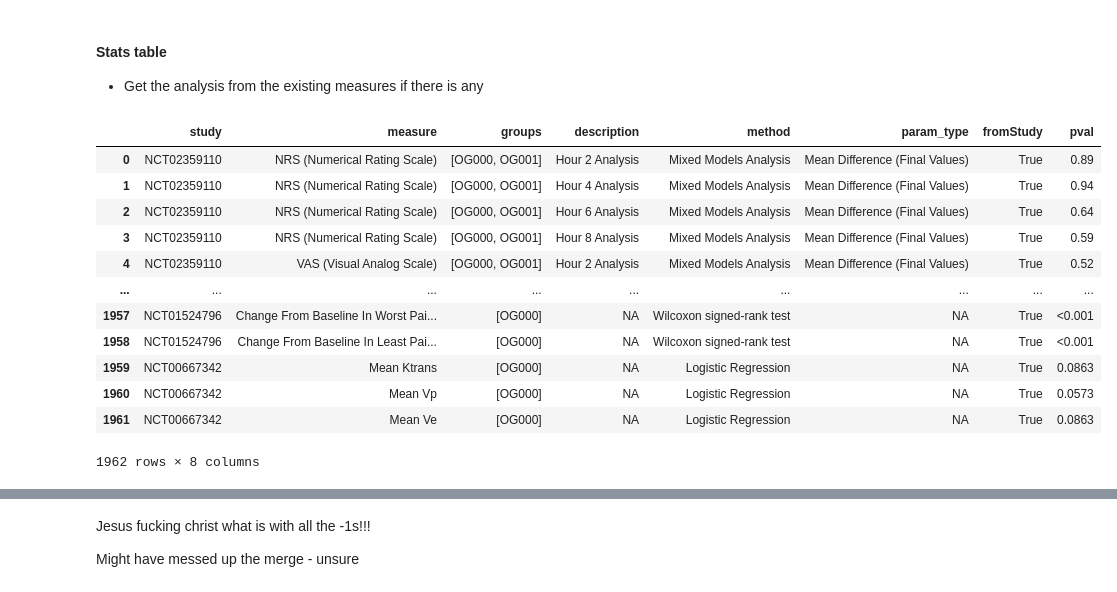
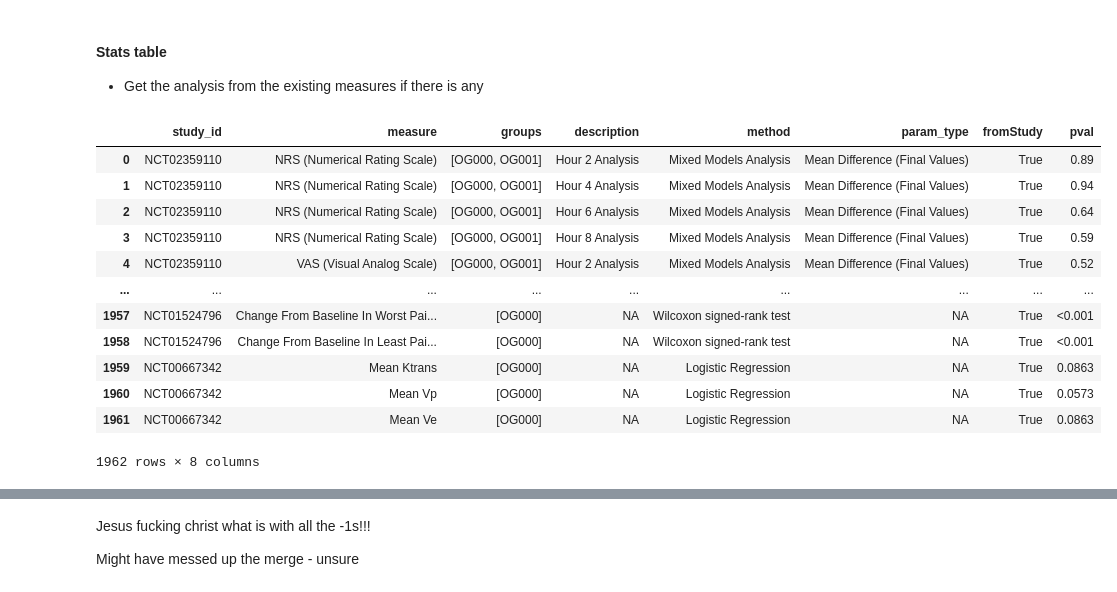
Before and after one commit to porterehunley/drugprocessing, a Jupyter notebook: ClincalTrialsPlayground.ipynb, the cells around one changed output, grey strips where cells are left out. Drawn from its saved outputs; the diff is of its cells as text; code cells hidden in the pictures.

```diff
--- a/ClincalTrialsPlayground.ipynb
+++ b/ClincalTrialsPlayground.ipynb
@@ -580,36 +587,36 @@ the study
 # %%
 def create_analytics_table(studies):
     outcome_modules = get_outcome_modules(studies)
     df = {
-        'study': [],
+        'study_id': [],
         'measure': [],
         'groups': [],
         'description': [], # may or may not be the outcome title
         'method': [],
         'param_type': [],
         'fromStudy': [],
         'pval': []
     }
 
     for i, module in enumerate(outcome_modules):
         study_id = studies[i]['Study']['ProtocolSection']['IdentificationModule']['NCTId']
         for measure in module['OutcomeMeasureList']['OutcomeMeasure']:
             measure_title = measure.get('OutcomeMeasureTitle', 'NA')
             for stat in measure.get('OutcomeAnalysisList', {'OutcomeAnalysis': []})['OutcomeAnalysis']:
-                df['study'].append(study_id)
+                df['study_id'].append(study_id)
                 df['measure'].append(measure_title)
                 df['groups'].append(stat.get('OutcomeAnalysisGroupIdList', {'OutcomeAnalysisGroupId': []})['OutcomeAnalysisGroupId'])
                 df['description'].append(stat.get('OutcomeAnalysisGroupDescription', 'NA'))
                 df['method'].append(stat.get('OutcomeAnalysisStatisticalMethod', 'NA'))
                 df['param_type'].append(stat.get('OutcomeAnalysisParamType', 'NA'))
                 df['fromStudy'].append(True)
                 df['pval'].append(stat.get('OutcomeAnalysisPValue', 'NA'))
     return df
 
 analytics = pd.DataFrame.from_dict(create_analytics_table(studies))
 analytics
 # %% [output]
-|  | study | measure | groups | description | method | param_type | fromStudy | pval |
+|  | study_id | measure | groups | description | method | param_type | fromStudy | pval |
 | 0 | NCT02359110 | NRS (Numerical Rating Scale) | [OG000, OG001] | Hour 2 Analysis | Mixed Models Analysis | Mean Difference (Final Values) | True | 0.89 |
 | 1 | NCT02359110 | NRS (Numerical Rating Scale) | [OG000, OG001] | Hour 4 Analysis | Mixed Models Analysis | Mean Difference (Final Values) | True | 0.94 |
 | 2 | NCT02359110 | NRS (Numerical Rating Scale) | [OG000, OG001] | Hour 6 Analysis | Mixed Models Analysis | Mean Difference (Final Values) | True | 0.64 |
```
Also changed, not shown: parts of 27 cells of this notebook.
